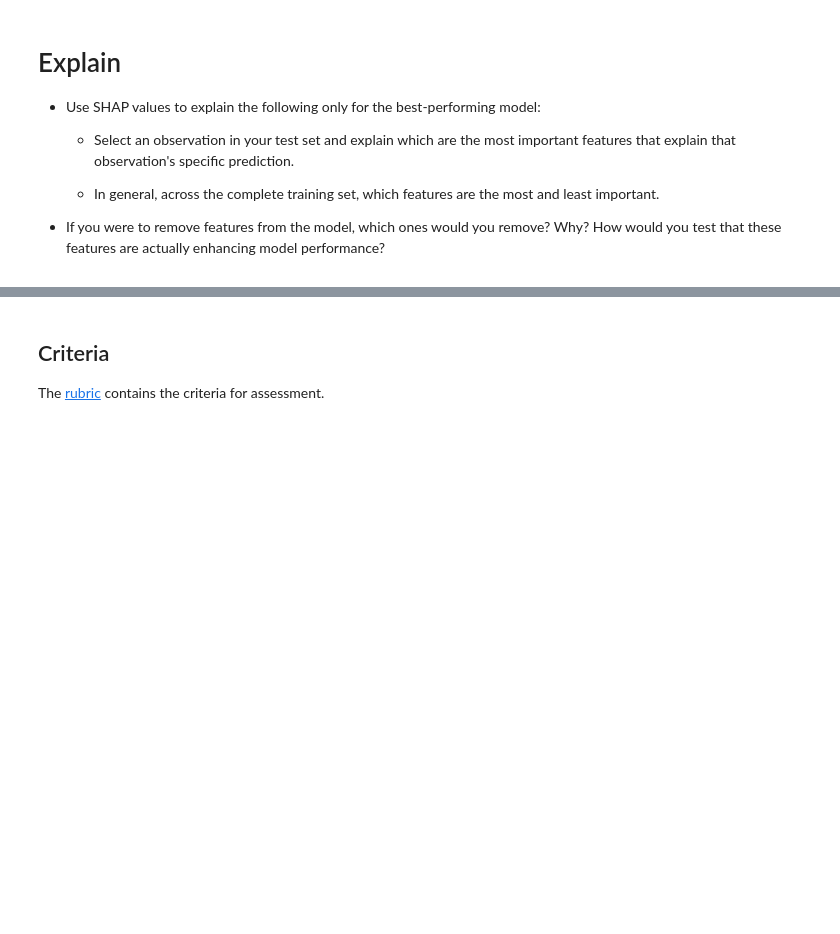
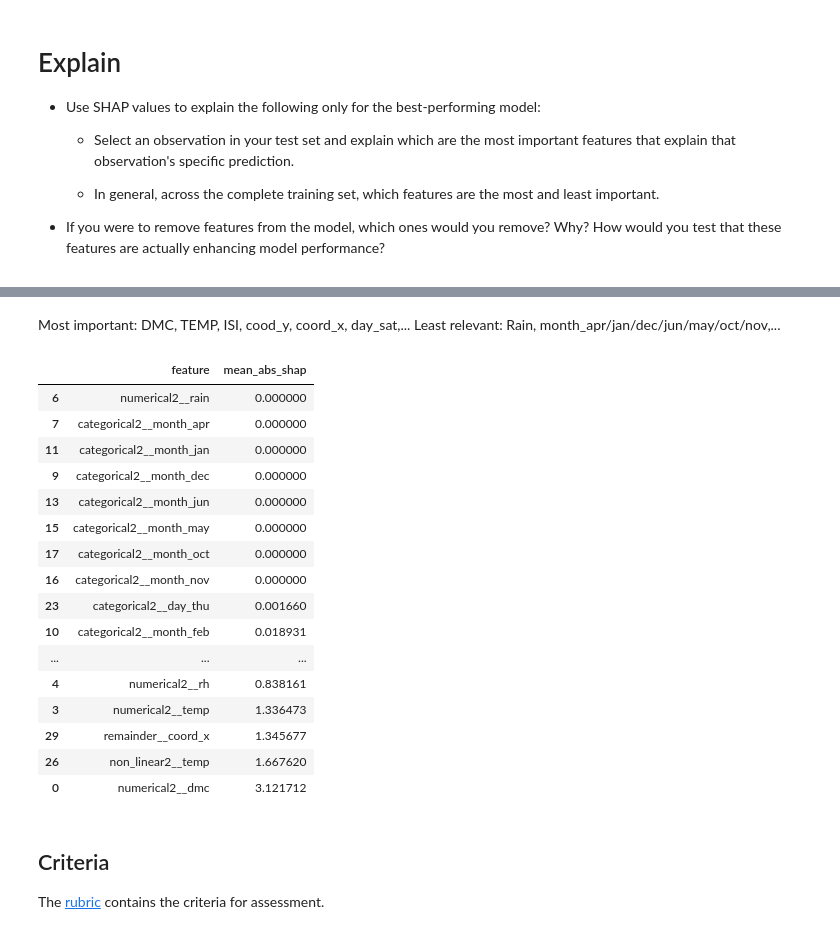
Before and after one commit to UofT-DSI/production, a Jupyter notebook: 02_activities/assignments/assignment_2.ipynb, the cells around one changed output, grey strips where cells are left out. Drawn from its saved outputs; the diff is of its cells as text; code cells hidden in the pictures; blank space fills up the shorter version.

```diff
--- a/02_activities/assignments/assignment_2.ipynb
+++ b/02_activities/assignments/assignment_2.ipynb
@@ -164,3 +395,33 @@ Create a [model pipeline](https://scikit-learn.org/stable/modules/generated/skle
+# %% [markdown]
+Most important: DMC, TEMP, ISI, cood_y, coord_x, day_sat,...
+Least relevant:  Rain, month_apr/jan/dec/jun/may/oct/nov,...
+# %%
+feature_names = best_model.named_steps['preproc2'].get_feature_names_out()
+shap_importance = np.abs(shap_values.values).mean(axis=0)
+
+importance_df = pd.DataFrame({
+    'feature': feature_names,
+    'mean_abs_shap': shap_importance
+}).sort_values(by='mean_abs_shap', ascending=True)
+importance_df
+# %% [output]
+|  | feature | mean_abs_shap |
+| 6 | numerical2__rain | 0.000000 |
+| 7 | categorical2__month_apr | 0.000000 |
+| 11 | categorical2__month_jan | 0.000000 |
+| 9 | categorical2__month_dec | 0.000000 |
+| 13 | categorical2__month_jun | 0.000000 |
+| 15 | categorical2__month_may | 0.000000 |
+| 17 | categorical2__month_oct | 0.000000 |
+| 16 | categorical2__month_nov | 0.000000 |
+| 23 | categorical2__day_thu | 0.001660 |
+| 10 | categorical2__month_feb | 0.018931 |
+| ... | ... | ... |
+| 4 | numerical2__rh | 0.838161 |
+| 3 | numerical2__temp | 1.336473 |
+| 29 | remainder__coord_x | 1.345677 |
+| 26 | non_linear2__temp | 1.667620 |
+| 0 | numerical2__dmc | 3.121712 |
 # %% [markdown]
 ## Criteria
 
```
Also changed, not shown: parts of 25 cells of this notebook.
